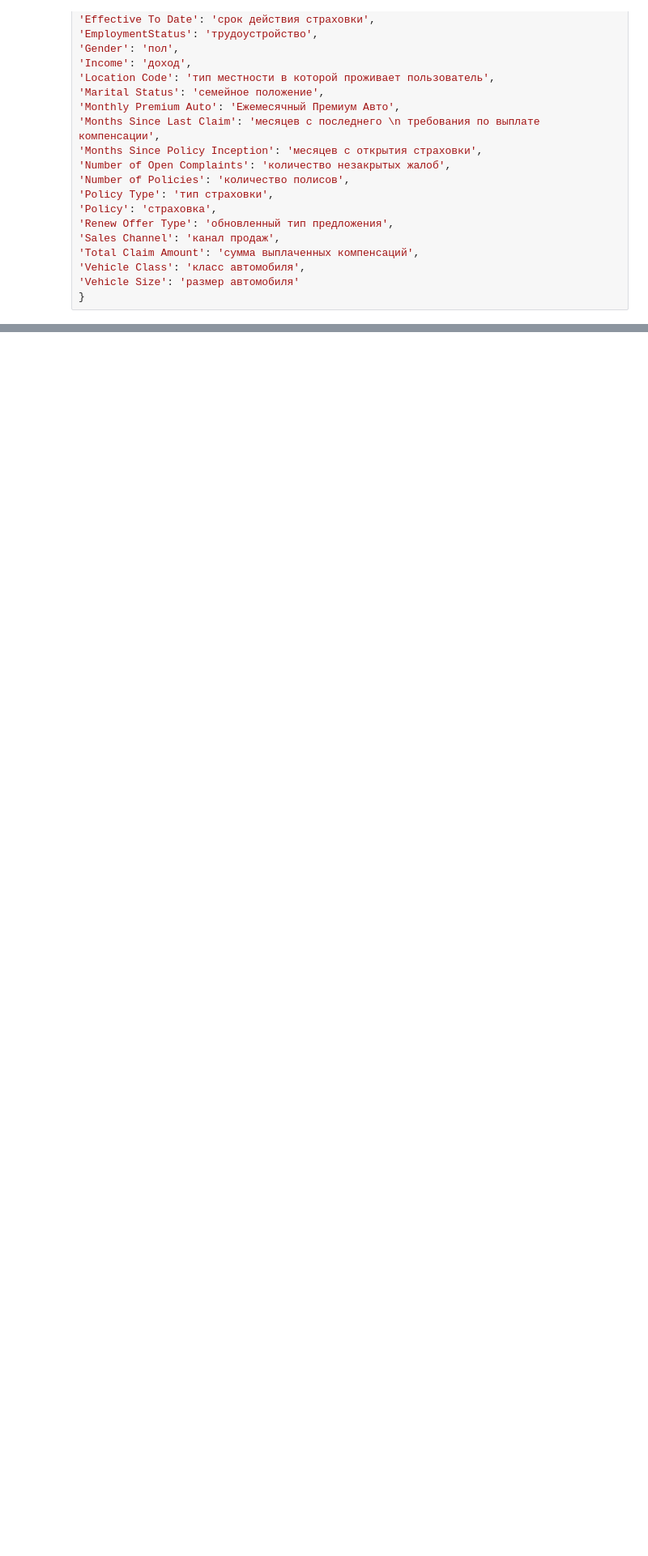
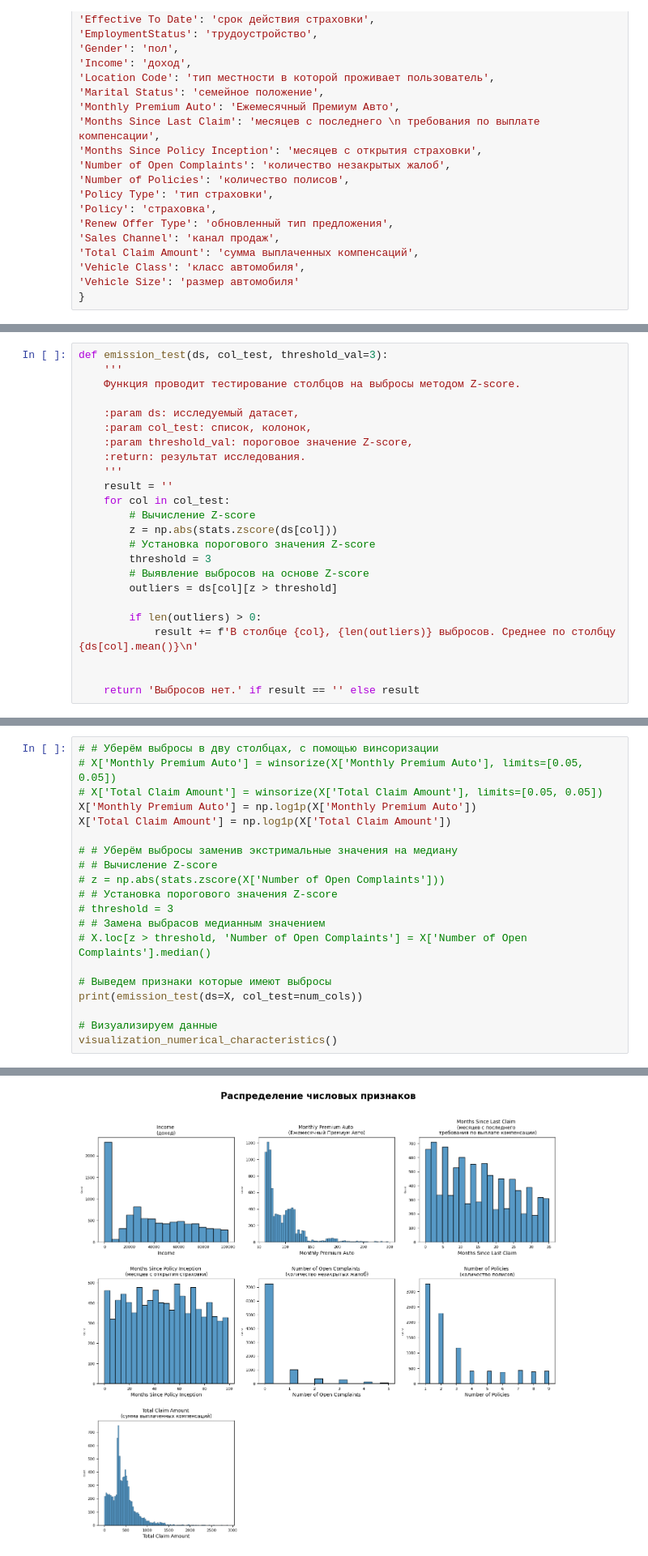
Before and after one commit to uc20100/Introduction-to-Data-Science, a Jupyter notebook: seminar_5/seminar_5.ipynb, the cells around one changed output, grey strips where cells are left out. Shown at 81% size. Cells and saved outputs as stored; diff of their text form; blank space fills up the shorter version.

```diff
--- a/seminar_5/seminar_5.ipynb
+++ b/seminar_5/seminar_5.ipynb
@@ -281,0 +347,24 @@ for col in str_cols:
+# %%
+def emission_test(ds, col_test, threshold_val=3):
+    '''
+    Функция проводит тестирование столбцов на выбросы методом Z-score.
+
+    :param ds: исследуемый датасет,
+    :param col_test: список, колонок,
+    :param threshold_val: пороговое значение Z-score,
+    :return: результат исследования.
+    '''
+    result = ''
+    for col in col_test:
+        # Вычисление Z-score
+        z = np.abs(stats.zscore(ds[col]))
+        # Установка порогового значения Z-score
+        threshold = 3
+        # Выявление выбросов на основе Z-score
+        outliers = ds[col][z > threshold]
+
+        if len(outliers) > 0:
+            result += f'В столбце {col}, {len(outliers)} выбросов. Среднее по столбцу {ds[col].mean()}\n'
+
+
+    return 'Выбросов нет.' if result == '' else result
@@ -281,0 +380,21 @@ for col in str_cols:
+# %%
+# # Уберём выбросы в дву столбцах, с помощью винсоризации
+# X['Monthly Premium Auto'] = winsorize(X['Monthly Premium Auto'], limits=[0.05, 0.05])
+# X['Total Claim Amount'] = winsorize(X['Total Claim Amount'], limits=[0.05, 0.05])
+X['Monthly Premium Auto'] = np.log1p(X['Monthly Premium Auto'])
+X['Total Claim Amount'] = np.log1p(X['Total Claim Amount'])
+
+# # Уберём выбросы заменив экстримальные значения на медиану
+# # Вычисление Z-score
+# z = np.abs(stats.zscore(X['Number of Open Complaints']))
+# # Установка порогового значения Z-score
+# threshold = 3
+# # Замена выбрасов медианным значением
+# X.loc[z > threshold, 'Number of Open Complaints'] = X['Number of Open Complaints'].median()
+
+# Выведем признаки которые имеют выбросы
+print(emission_test(ds=X, col_test=num_cols))
+
+# Визуализируем данные
+visualization_numerical_characteristics()
+# %% [output]
@@ -281,0 +404 @@ for col in str_cols:
+[figure, added]
```
Also changed, not shown: parts of 52 cells of this notebook.
